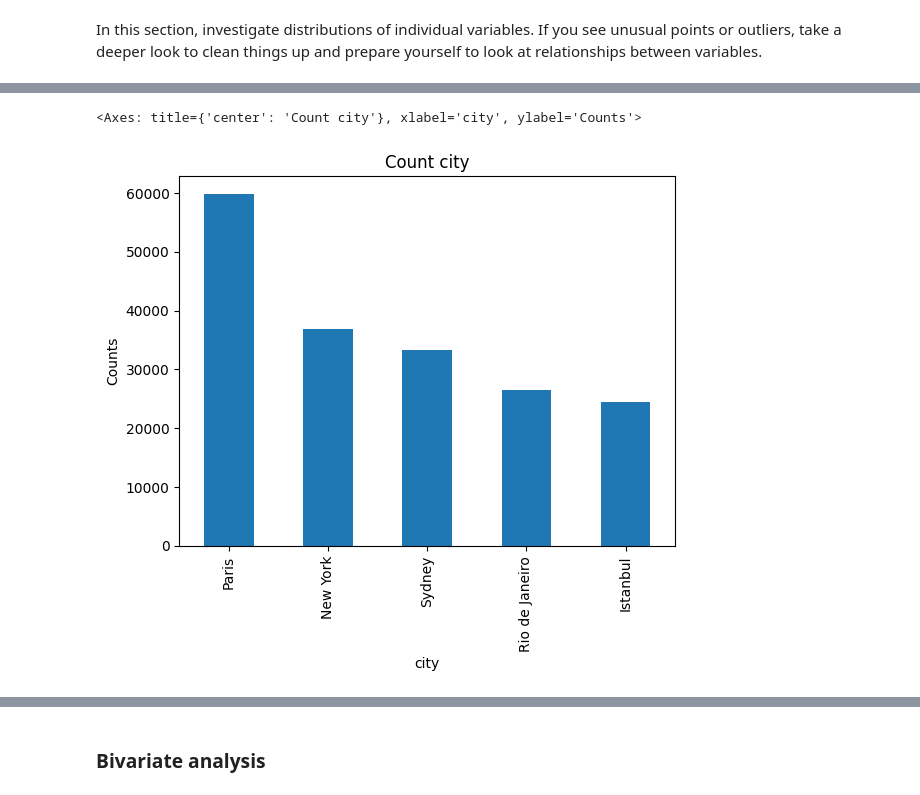
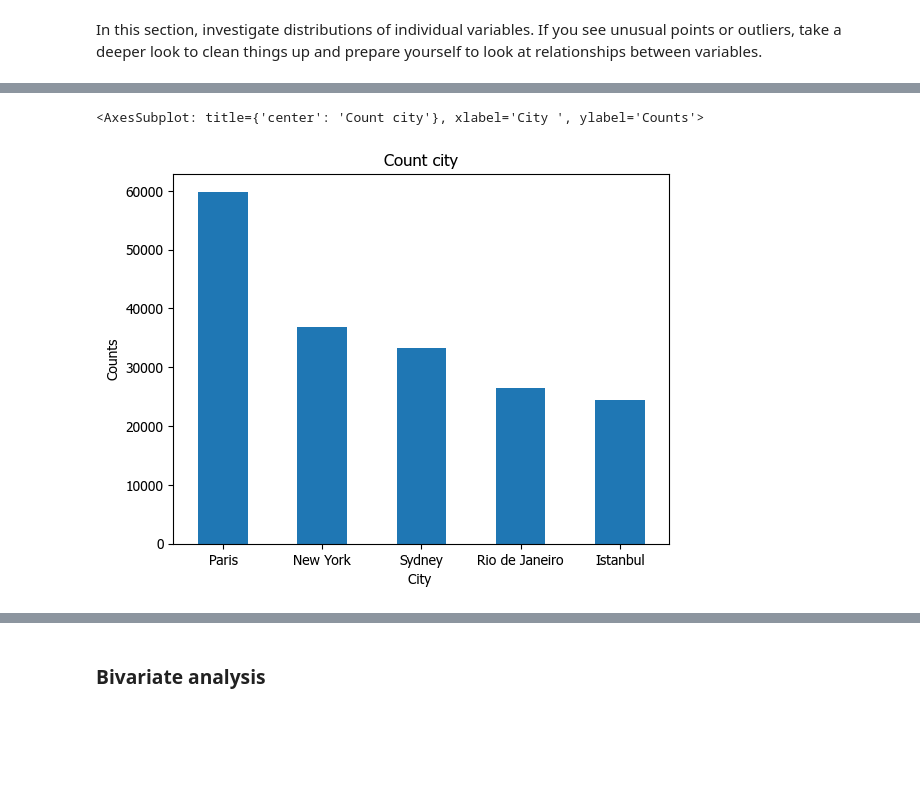
Before and after one commit to AbdullahAlrebdi/week3_project, a Jupyter notebook: main.ipynb, the cells around one changed output, grey strips where cells are left out. Drawn from its saved outputs; the diff is of its cells as text; code cells hidden in the pictures; blank space fills up the shorter version.

```diff
--- a/main.ipynb
+++ b/main.ipynb
@@ -562,9 +548,9 @@ Name: count, dtype: int64
 # %%
 plt.title( 'Count city')
 plt.xlabel('City ')
 plt.ylabel('Counts')
-df_listings['city'].value_counts()[:5].plot.bar()
+df_listings['city'].value_counts()[:5].plot.bar(rot=0)
 # %% [output]
-<Axes: title={'center': 'Count city'}, xlabel='city', ylabel='Counts'>
+<AxesSubplot: title={'center': 'Count city'}, xlabel='City ', ylabel='Counts'>
-[figure, old version]
+[figure, new version]
 # %%
```
Also changed, not shown: parts of 53 cells of this notebook.
